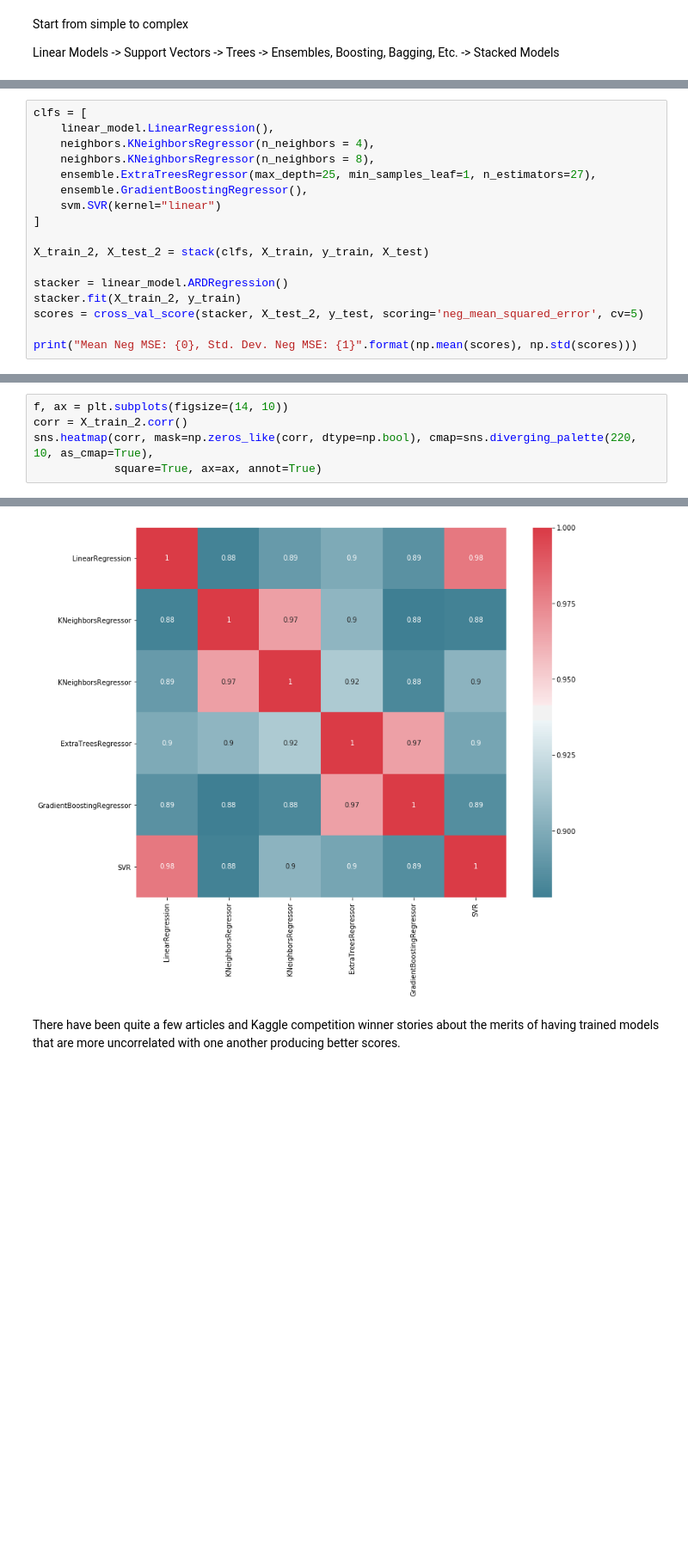
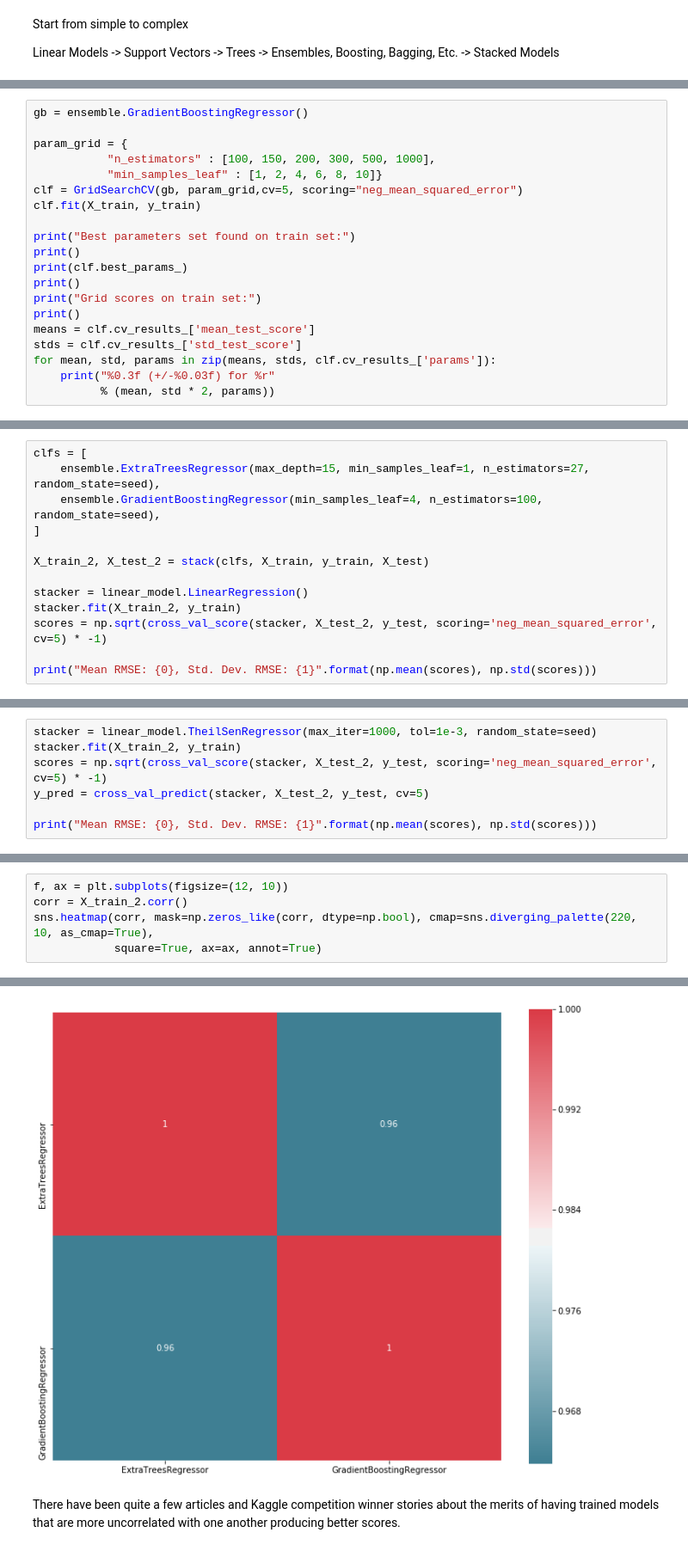
Before and after one commit to mcminnra/notebooks, a Jupyter notebook: data_analysis/boston.ipynb, the cells around one changed output, grey strips where cells are left out. Shown at 86% size. Saved outputs shown, nothing was run; the diff lists cells and outputs as text; blank space fills up the shorter version.

```diff
--- a/data_analysis/boston.ipynb
+++ b/data_analysis/boston.ipynb
@@ -340,0 +407,20 @@ for mean, std, params in zip(means, stds, clf.cv_results_['params']):
+# %%
+gb = ensemble.GradientBoostingRegressor()
+
+param_grid = {
+           "n_estimators" : [100, 150, 200, 300, 500, 1000],
+           "min_samples_leaf" : [1, 2, 4, 6, 8, 10]}
+clf = GridSearchCV(gb, param_grid,cv=5, scoring="neg_mean_squared_error")
+clf.fit(X_train, y_train)
+
+print("Best parameters set found on train set:")
+print()
+print(clf.best_params_)
+print()
+print("Grid scores on train set:")
+print()
+means = clf.cv_results_['mean_test_score']
+stds = clf.cv_results_['std_test_score']
+for mean, std, params in zip(means, stds, clf.cv_results_['params']):
+    print("%0.3f (+/-%0.03f) for %r"
+          % (mean, std * 2, params))
@@ -341,18 +447,14 @@ for mean, std, params in zip(means, stds, clf.cv_results_['params']):
 # %%
 clfs = [
-    linear_model.LinearRegression(),
-    neighbors.KNeighborsRegressor(n_neighbors = 4),
-    neighbors.KNeighborsRegressor(n_neighbors = 8),
-    ensemble.ExtraTreesRegressor(max_depth=25, min_samples_leaf=1, n_estimators=27),
-    ensemble.GradientBoostingRegressor(),
-    svm.SVR(kernel="linear")
+    ensemble.ExtraTreesRegressor(max_depth=15, min_samples_leaf=1, n_estimators=27, random_state=seed),
+    ensemble.GradientBoostingRegressor(min_samples_leaf=4, n_estimators=100, random_state=seed),
 ]
 
 X_train_2, X_test_2 = stack(clfs, X_train, y_train, X_test)
 
-stacker = linear_model.ARDRegression()
+stacker = linear_model.LinearRegression()
 stacker.fit(X_train_2, y_train)
-scores = cross_val_score(stacker, X_test_2, y_test, scoring='neg_mean_squared_error', cv=5)
+scores = np.sqrt(cross_val_score(stacker, X_test_2, y_test, scoring='neg_mean_squared_error', cv=5) * -1)
 
-print("Mean Neg MSE: {0}, Std. Dev. Neg MSE: {1}".format(np.mean(scores), np.std(scores)))
+print("Mean RMSE: {0}, Std. Dev. RMSE: {1}".format(np.mean(scores), np.std(scores)))
 # %% [output]
@@ -359,0 +530,7 @@ Mean Neg MSE: -8.495521741399447, Std. Dev. Neg MSE: 1.9962727482986666
+# %%
+stacker = linear_model.TheilSenRegressor(max_iter=1000, tol=1e-3, random_state=seed)
+stacker.fit(X_train_2, y_train)
+scores = np.sqrt(cross_val_score(stacker, X_test_2, y_test, scoring='neg_mean_squared_error', cv=5) * -1)
+y_pred = cross_val_predict(stacker, X_test_2, y_test, cv=5)
+
+print("Mean RMSE: {0}, Std. Dev. RMSE: {1}".format(np.mean(scores), np.std(scores)))
@@ -369,11 +548,11 @@ X_train_2.head()
 # %%
-f, ax = plt.subplots(figsize=(14, 10))
+f, ax = plt.subplots(figsize=(12, 10))
 corr = X_train_2.corr()
 sns.heatmap(corr, mask=np.zeros_like(corr, dtype=np.bool), cmap=sns.diverging_palette(220, 10, as_cmap=True),
             square=True, ax=ax, annot=True)
 # %% [output]
 <matplotlib.axes._subplots.AxesSubplot at 0x...>
-[figure, old version]
+[figure, new version]
 # %% [markdown]
 There have been quite a few articles and Kaggle competition winner stories about the merits of having trained models that are more uncorrelated with one another producing better scores.
 # %%
```
Also changed, not shown: parts of 29 cells of this notebook.
